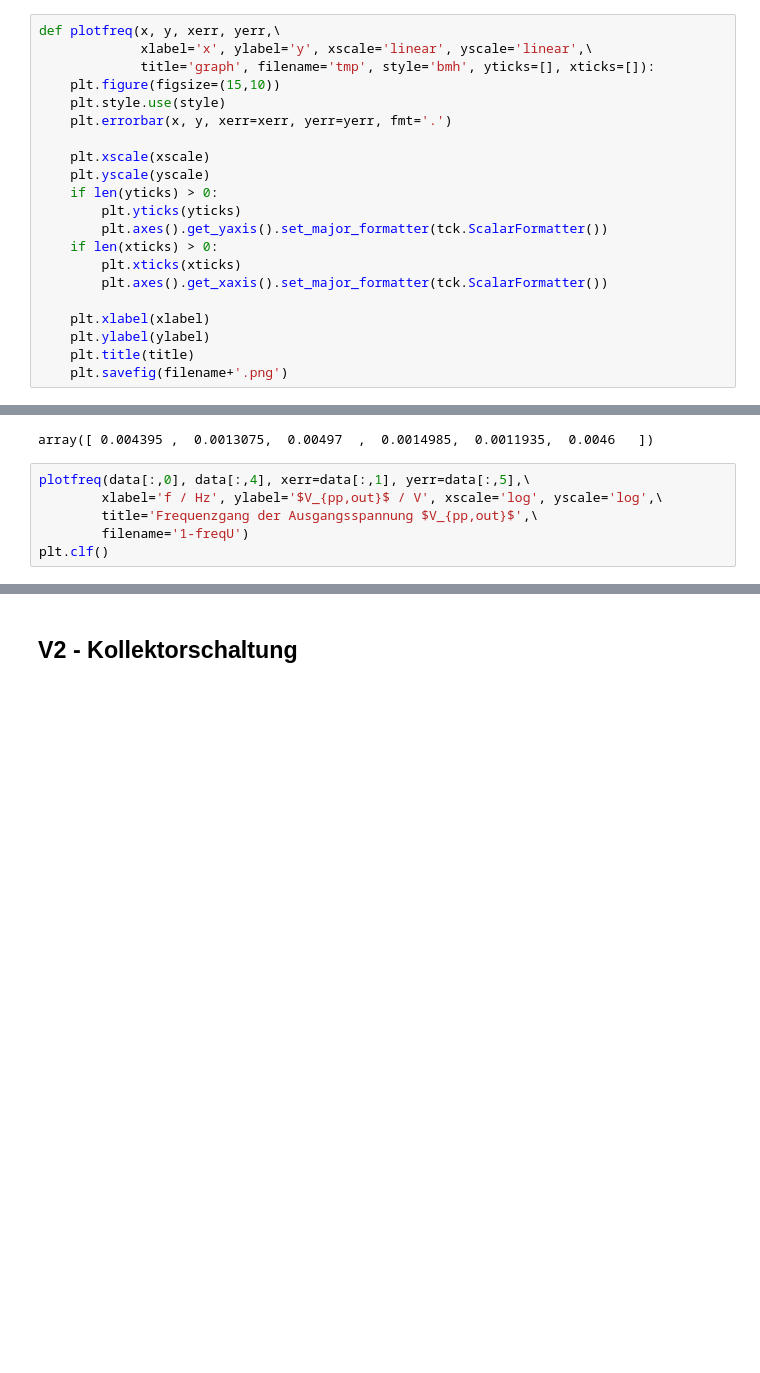
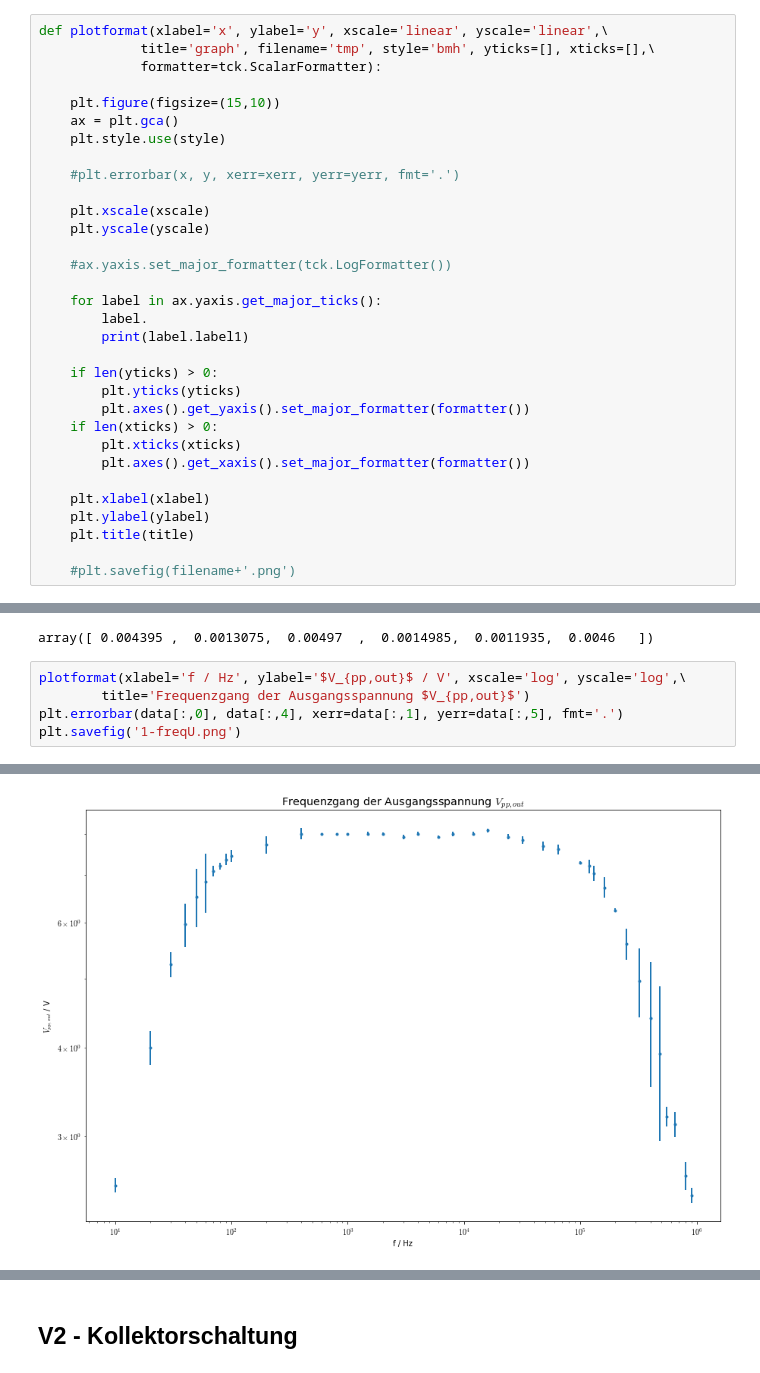
Before and after one commit to acereca/FP, a Jupyter notebook: E01 - Grundpraktikum Elektronik/E01.ipynb, the cells around one changed output, grey strips where cells are left out. Cells and saved outputs as stored; diff of their text form; blank space fills up the shorter version.

Commit message:
updated plot for ex1

```diff
--- a/E01 - Grundpraktikum Elektronik/E01.ipynb
+++ b/E01 - Grundpraktikum Elektronik/E01.ipynb
@@ -11,23 +12,34 @@ import matplotlib.ticker as tck
 
 #print(plt.style.available)
 # %%
-def plotfreq(x, y, xerr, yerr,\
-             xlabel='x', ylabel='y', xscale='linear', yscale='linear',\
-             title='graph', filename='tmp', style='bmh', yticks=[], xticks=[]):
+def plotformat(xlabel='x', ylabel='y', xscale='linear', yscale='linear',\
+             title='graph', filename='tmp', style='bmh', yticks=[], xticks=[],\
+             formatter=tck.ScalarFormatter):
+
     plt.figure(figsize=(15,10))
+    ax = plt.gca()
     plt.style.use(style)
-    plt.errorbar(x, y, xerr=xerr, yerr=yerr, fmt='.')
+
+    #plt.errorbar(x, y, xerr=xerr, yerr=yerr, fmt='.')
 
     plt.xscale(xscale)
     plt.yscale(yscale)
+
+    #ax.yaxis.set_major_formatter(tck.LogFormatter())
+
+    for label in ax.yaxis.get_major_ticks():
+        label.
+        print(label.label1)
+
     if len(yticks) > 0:
         plt.yticks(yticks)
-        plt.axes().get_yaxis().set_major_formatter(tck.ScalarFormatter())
+        plt.axes().get_yaxis().set_major_formatter(formatter())
     if len(xticks) > 0:
         plt.xticks(xticks)
-        plt.axes().get_xaxis().set_major_formatter(tck.ScalarFormatter())
+        plt.axes().get_xaxis().set_major_formatter(formatter())
 
     plt.xlabel(xlabel)
     plt.ylabel(ylabel)
     plt.title(title)
-    plt.savefig(filename+'.png')
+
+    #plt.savefig(filename+'.png')
@@ -42,9 +60,8 @@ init*.05/100+.001
 # %% [output]
 array([ 0.004395 ,  0.0013075,  0.00497  ,  0.0014985,  0.0011935,  0.0046   ])
 # %%
-plotfreq(data[:,0], data[:,4], xerr=data[:,1], yerr=data[:,5],\
-        xlabel='f / Hz', ylabel='$V_{pp,out}$ / V', xscale='log', yscale='log',\
-        title='Frequenzgang der Ausgangsspannung $V_{pp,out}$',\
-        filename='1-freqU')
-plt.clf()
+plotformat(xlabel='f / Hz', ylabel='$V_{pp,out}$ / V', xscale='log', yscale='log',\
+        title='Frequenzgang der Ausgangsspannung $V_{pp,out}$')
+plt.errorbar(data[:,0], data[:,4], xerr=data[:,1], yerr=data[:,5], fmt='.')
+plt.savefig('1-freqU.png')
 # %% [output]
@@ -51,0 +74 @@ plt.clf()
+[figure, added]
```
Also changed, not shown: parts of 8 cells of this notebook, 4 other files.
